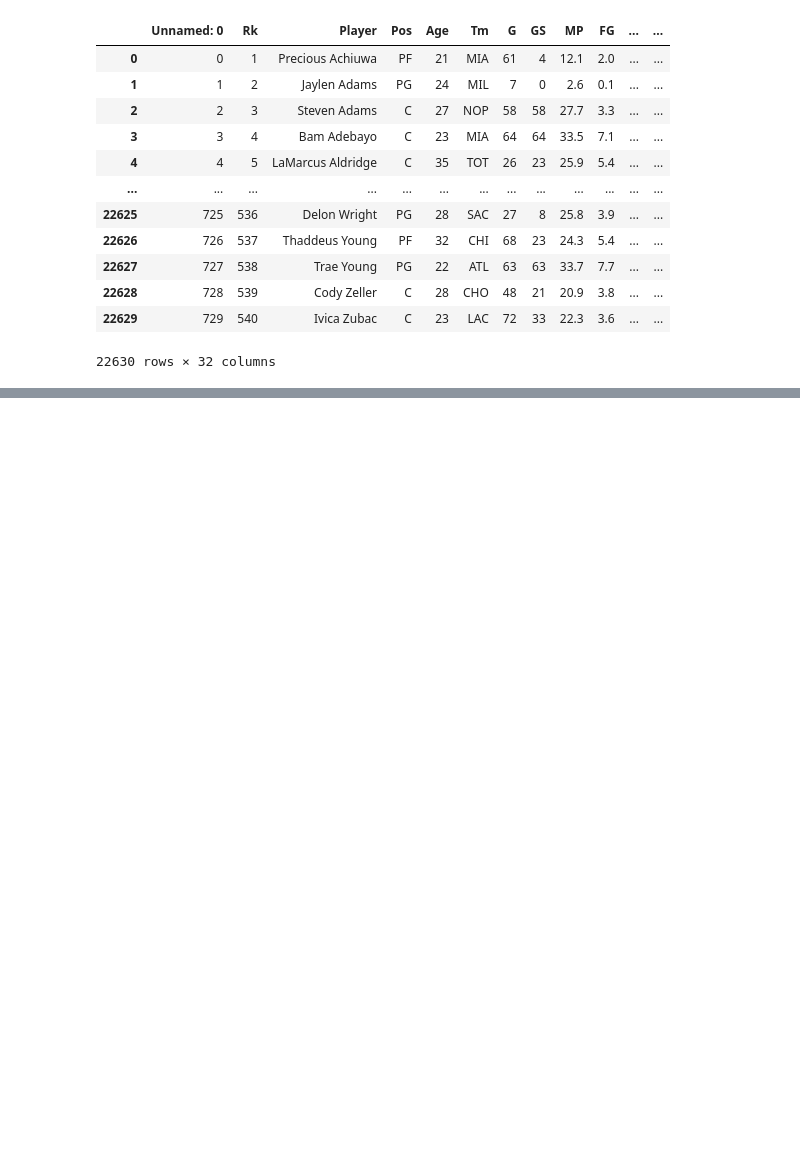
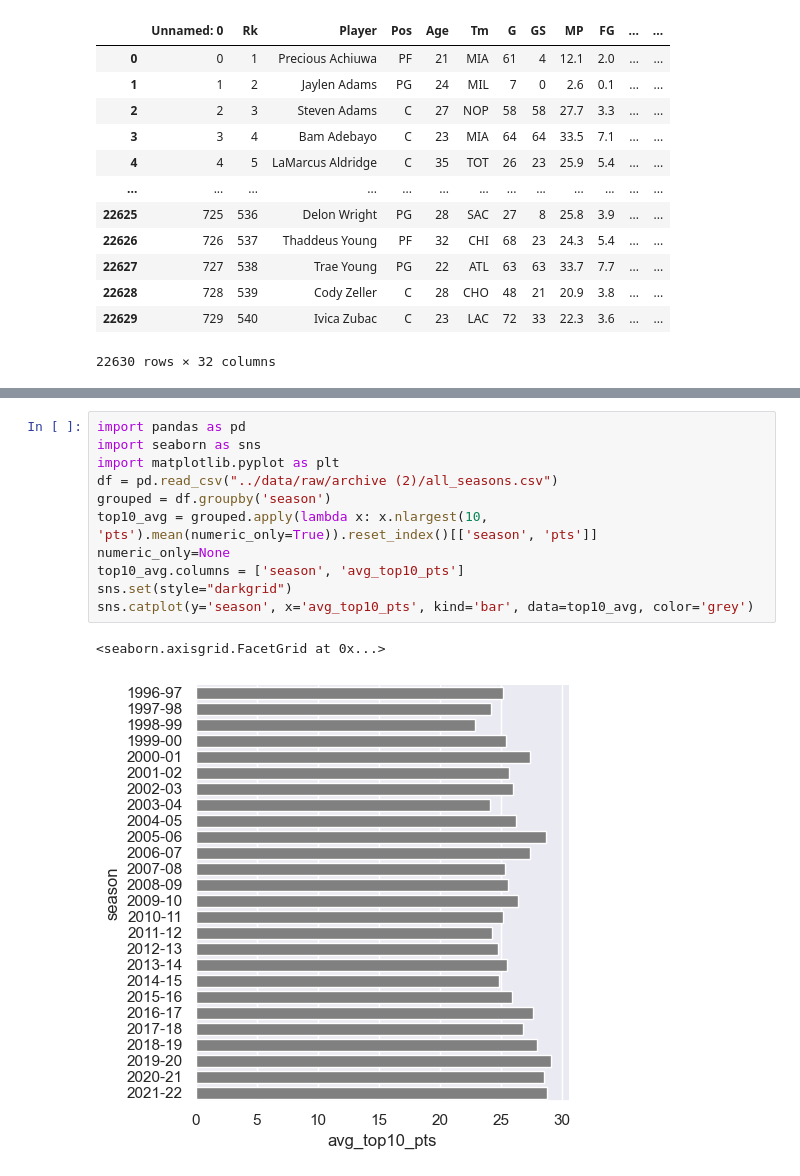
Before and after one commit to ubco-W2022T2-data301/project-group-group39, a Jupyter notebook: analysis/analysis3.ipynb, the cells around one changed output, grey strips where cells are left out. Cells and saved outputs as stored; diff of their text form; blank space fills up the shorter version.

```diff
--- a/analysis/analysis3.ipynb
+++ b/analysis/analysis3.ipynb
@@ -73,3 +73,17 @@ pd.read_csv("../data/raw/archive (2)/teams.csv")
 | 15 | 15 | 33 | 39 | .458 | 9.0 | 111.1 | 112.8 | -1.58 | 2021 | San Antonio Spurs |
 | 16 | 16 | 31 | 41 | .431 | 11.0 | 114.6 | 114.9 | -0.20 | 2021 | New Orleans Pelicans |
 | 17 | 17 | 17 | 55 | .236 | 25.0 | 108.8 | 116.7 | -7.50 | 2021 | Houston Rockets |
+# %%
+import pandas as pd
+import seaborn as sns
+import matplotlib.pyplot as plt
+df = pd.read_csv("../data/raw/archive (2)/all_seasons.csv")
+grouped = df.groupby('season')
+top10_avg = grouped.apply(lambda x: x.nlargest(10, 'pts').mean(numeric_only=True)).reset_index()[['season', 'pts']]
+numeric_only=None
+top10_avg.columns = ['season', 'avg_top10_pts']
+sns.set(style="darkgrid")
+sns.catplot(y='season', x='avg_top10_pts', kind='bar', data=top10_avg, color='grey')
+# %% [output]
+<seaborn.axisgrid.FacetGrid at 0x...>
+[figure, added]
```
Also changed, not shown: parts of 6 cells of this notebook, 1 other file.
